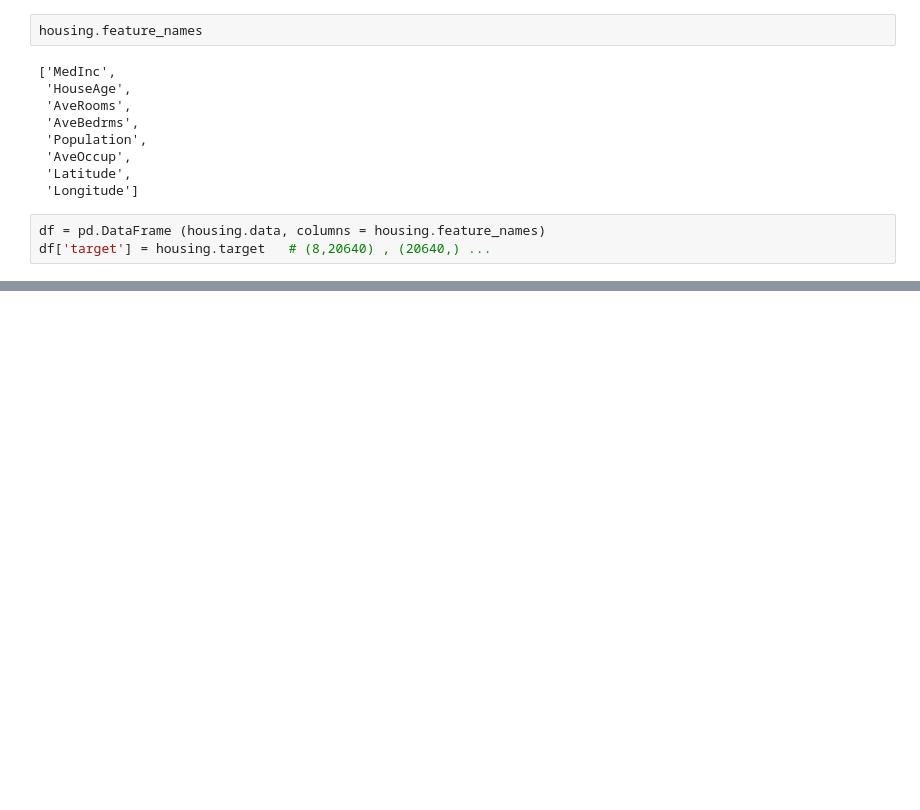
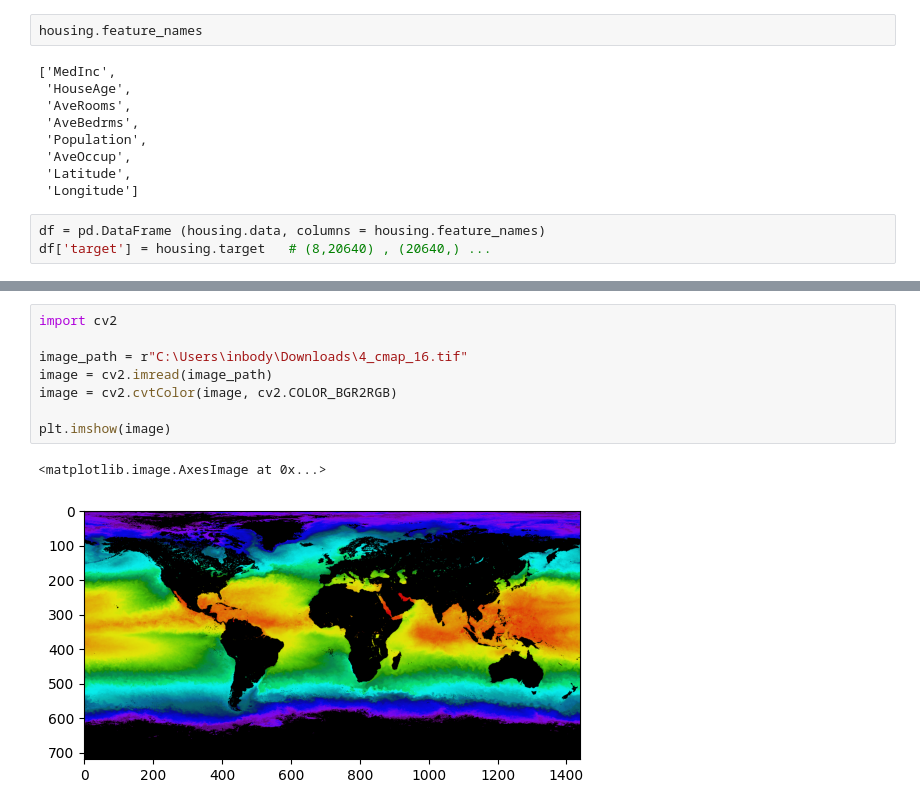
Before and after one commit to poporago/study_repo, a Jupyter notebook: 04.visualization/colormap.ipynb, the cells around one changed output, grey strips where cells are left out. Drawn from its saved outputs; the diff is of its cells as text; blank space fills up the shorter version.

```diff
--- a/04.visualization/colormap.ipynb
+++ b/04.visualization/colormap.ipynb
@@ -208,0 +238,11 @@ IndexError: index 8 is out of bounds for axis 0 with size 8
+# %%
+import cv2
+
+image_path = r"C:\Users\inbody\Downloads\4_cmap_16.tif"
+image = cv2.imread(image_path)
+image = cv2.cvtColor(image, cv2.COLOR_BGR2RGB)
+
+plt.imshow(image)
+# %% [output]
+<matplotlib.image.AxesImage at 0x...>
+[figure, added]
```
Also changed, not shown: parts of 5 cells of this notebook, 7 other files.
